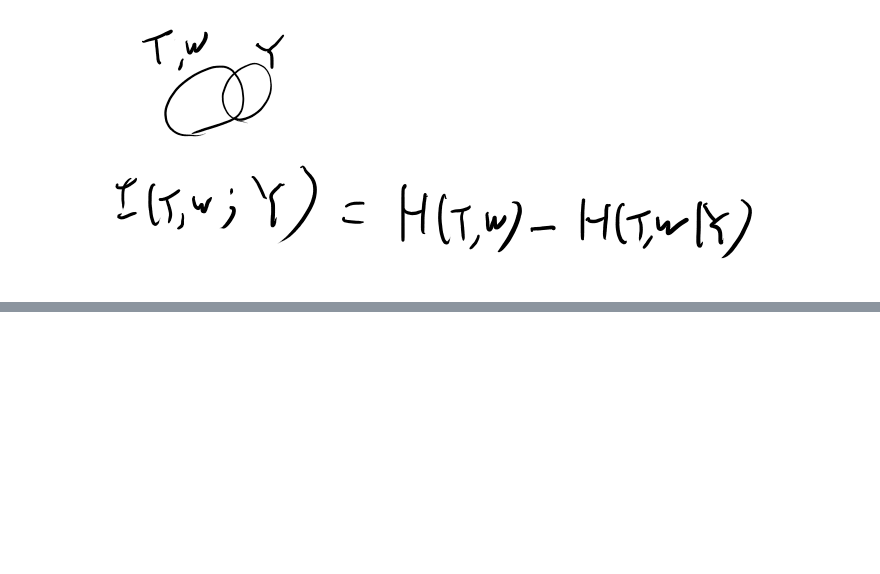
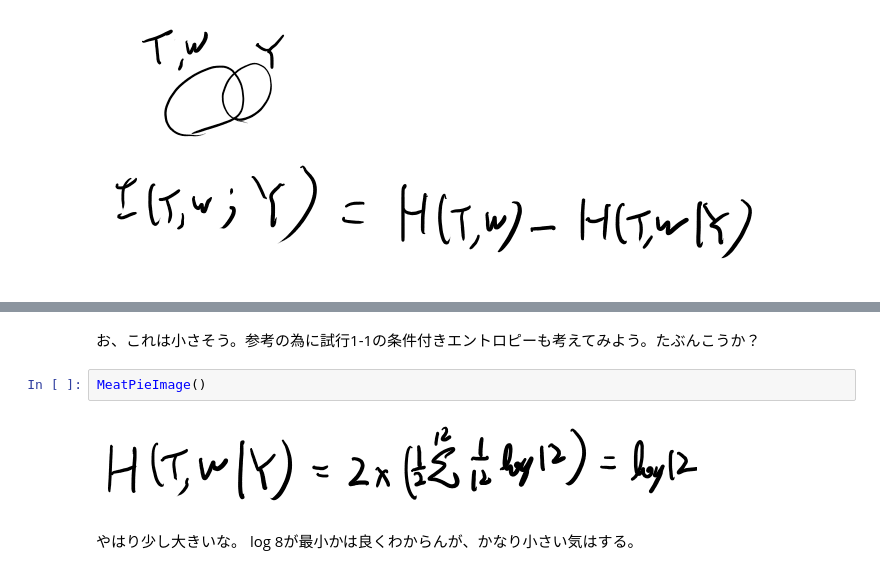
Before and after one commit to karino2/karino2.github.io, a Jupyter notebook: ipynb/2019-04-07-140022.ipynb, the cells around one changed output, grey strips where cells are left out. Drawn from its saved outputs; the diff is of its cells as text; blank space fills up the shorter version.

```diff
--- a/ipynb/2019-04-07-140022.ipynb
+++ b/ipynb/2019-04-07-140022.ipynb
@@ -304,0 +323,9 @@ MeatPieImage()
+# %% [markdown]
+お、これは小さそう。参考の為に試行1-1の条件付きエントロピーも考えてみよう。たぶんこうか？
+# %%
+MeatPieImage()
+# %% [output]
+[figure, added]
+# %% [markdown]
+やはり少し大きいな。
+log 8が最小かは良くわからんが、かなり小さい気はする。
```
Also changed, not shown: parts of 4 cells of this notebook.
